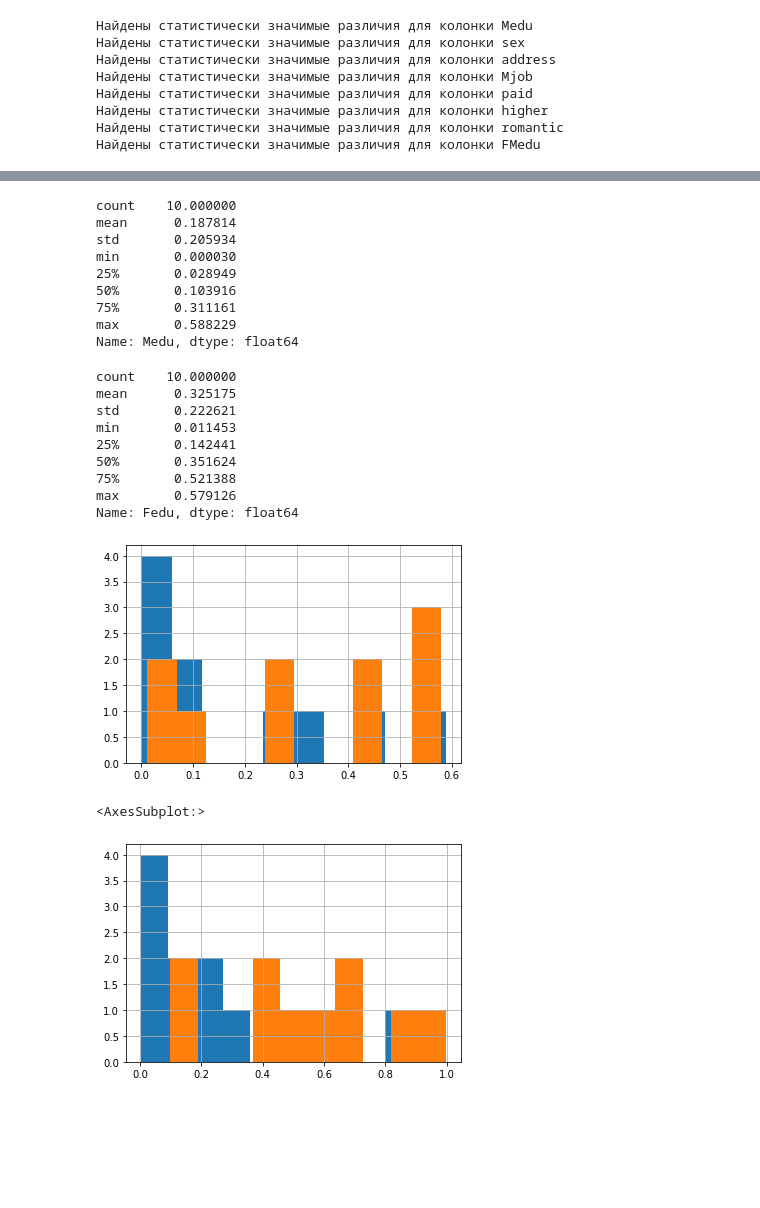
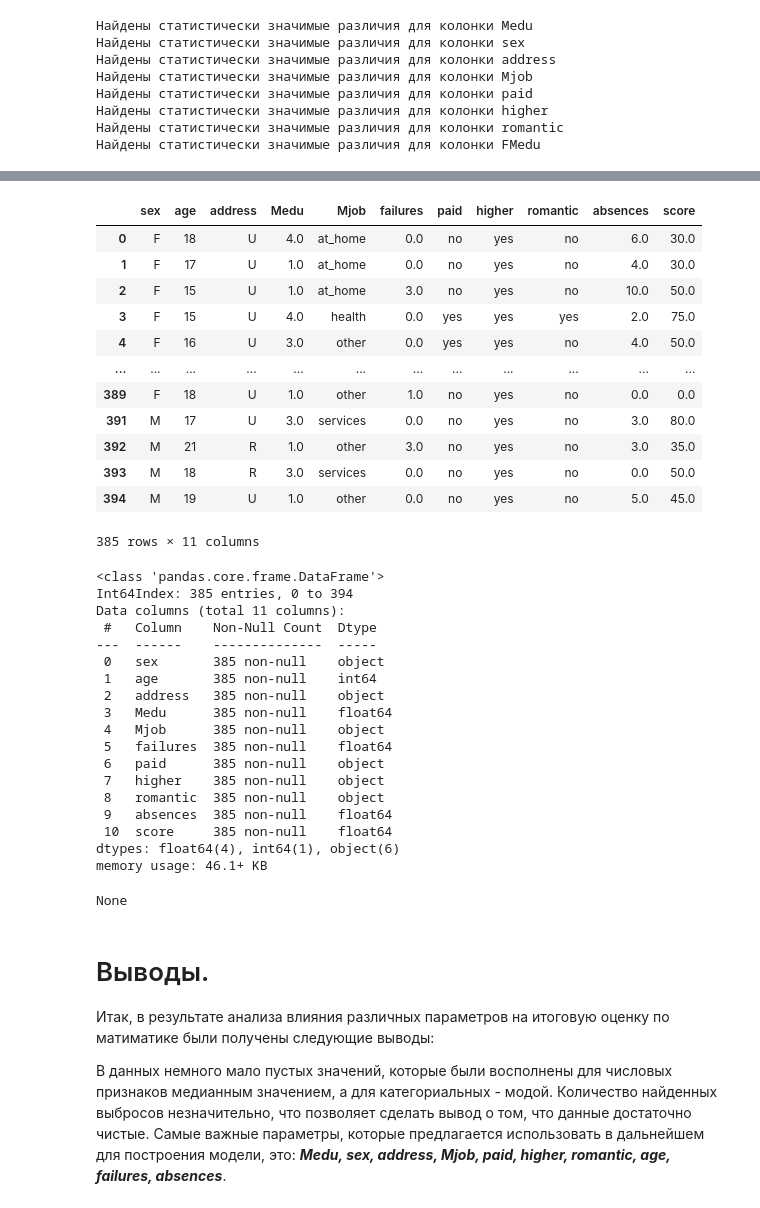
Before and after one commit to cfif76/Fcourse, a Jupyter notebook: module_2/project_2-анализ_данных_EDA.ipynb, the cells around one changed output, grey strips where cells are left out. Saved outputs shown, nothing was run; the diff lists cells and outputs as text; code cells hidden in the pictures; blank space fills up the shorter version.

```diff
--- a/module_2/project_2-анализ_данных_EDA.ipynb
+++ b/module_2/project_2-анализ_данных_EDA.ipynb
@@ -1281,32 +1145,48 @@ display(a)
-# %%
-a.Medu.hist()
-print(a.Medu.describe())
-
-a.Fedu.hist()
-a.Fedu.describe()
-# %% [output]
-count    10.000000
-mean      0.187814
-std       0.205934
-min       0.000030
-25%       0.028949
-50%       0.103916
-75%       0.311161
-max       0.588229
-Name: Medu, dtype: float64
-count    10.000000
-mean      0.325175
-std       0.222621
-min       0.011453
-25%       0.142441
-50%       0.351624
-75%       0.521388
-max       0.579126
-Name: Fedu, dtype: float64
-[figure, removed]
-# %%
-a.Mjob.hist()
-a.Fjob.hist()
-# %% [output]
-<AxesSubplot:>
-[figure, removed]
+# %%
+for colum in students.columns:
+    if colum in ('Medu', 'sex', 'address', 'Mjob', 'paid','higher',
+                 'romantic', 'age', 'failures', 'absences', 'score'):
+        continue
+    else:
+        students.drop([colum], axis=1, inplace = True) # Удаление
+display(students)
+display(students.info())
+# %% [output]
+|  | sex | age | address | Medu | Mjob | failures | paid | higher | romantic | absences | score |
+| 0 | F | 18 | U | 4.0 | at_home | 0.0 | no | yes | no | 6.0 | 30.0 |
+| 1 | F | 17 | U | 1.0 | at_home | 0.0 | no | yes | no | 4.0 | 30.0 |
+| 2 | F | 15 | U | 1.0 | at_home | 3.0 | no | yes | no | 10.0 | 50.0 |
+| 3 | F | 15 | U | 4.0 | health | 0.0 | yes | yes | yes | 2.0 | 75.0 |
+| 4 | F | 16 | U | 3.0 | other | 0.0 | yes | yes | no | 4.0 | 50.0 |
+| ... | ... | ... | ... | ... | ... | ... | ... | ... | ... | ... | ... |
+| 389 | F | 18 | U | 1.0 | other | 1.0 | no | yes | no | 0.0 | 0.0 |
+| 391 | M | 17 | U | 3.0 | services | 0.0 | no | yes | no | 3.0 | 80.0 |
+| 392 | M | 21 | R | 1.0 | other | 3.0 | no | yes | no | 3.0 | 35.0 |
+| 393 | M | 18 | R | 3.0 | services | 0.0 | no | yes | no | 0.0 | 50.0 |
+| 394 | M | 19 | U | 1.0 | other | 0.0 | no | yes | no | 5.0 | 45.0 |
+385 rows × 11 columns
+<class 'pandas.core.frame.DataFrame'>
+Int64Index: 385 entries, 0 to 394
+Data columns (total 11 columns):
+ #   Column    Non-Null Count  Dtype
+---  ------    --------------  -----
+ 0   sex       385 non-null    object
+ 1   age       385 non-null    int64
+ 2   address   385 non-null    object
+ 3   Medu      385 non-null    float64
+ 4   Mjob      385 non-null    object
+ 5   failures  385 non-null    float64
+ 6   paid      385 non-null    object
+ 7   higher    385 non-null    object
+ 8   romantic  385 non-null    object
+ 9   absences  385 non-null    float64
+ 10  score     385 non-null    float64
+dtypes: float64(4), int64(1), object(6)
+memory usage: 46.1+ KB
+None
+# %% [markdown]
+# Выводы.
+
+Итак, в результате анализа влияния различных параметров на итоговую оценку по матиматике были получены следующие выводы:
+
+В данных немного мало пустых значений, которые были восполнены для числовых признаков медианным значением, а для категориальных - модой. Количество найденных выбросов незначительно, что позволяет сделать вывод о том, что данные достаточно чистые. Самые важные параметры, которые предлагается использовать в дальнейшем для построения модели, это: ___Medu, sex, address, Mjob, paid, higher, romantic, age, failures, absences___.
```
Also changed, not shown: parts of 10 cells of this notebook.
